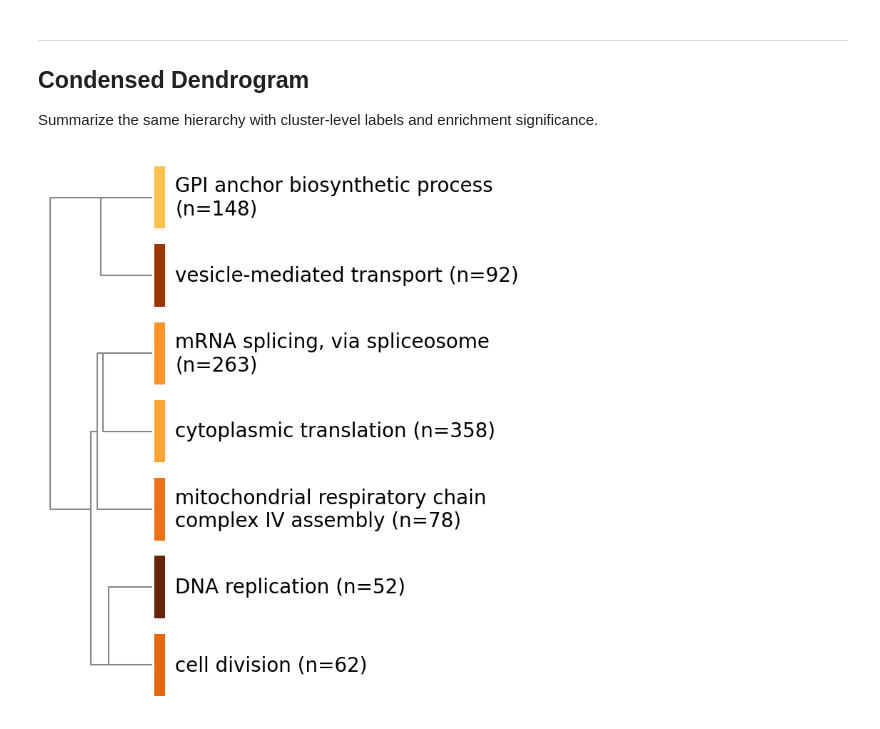
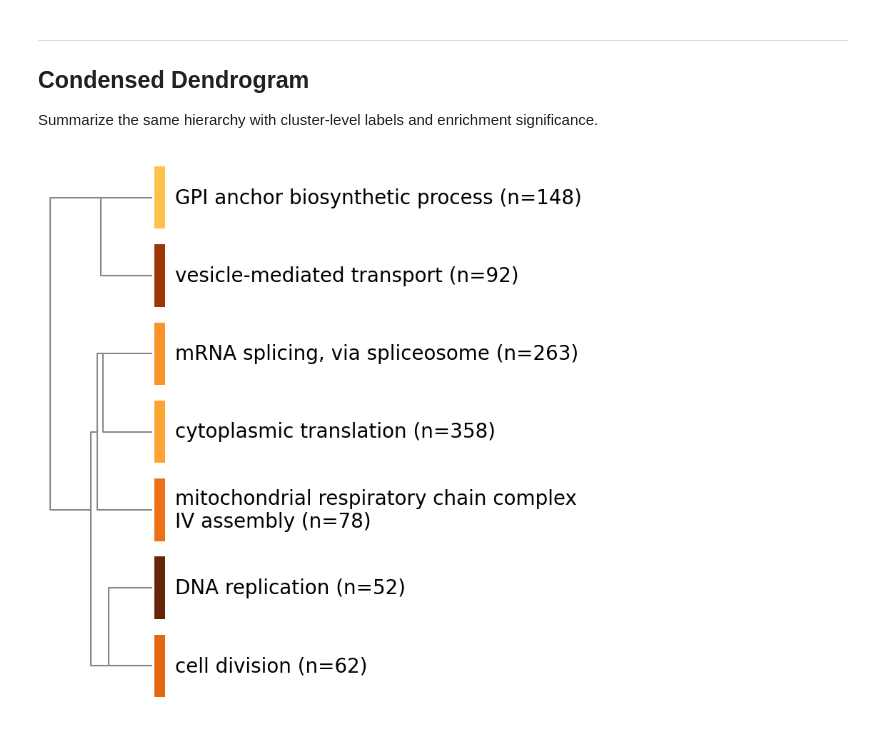
Before and after one commit to himalayas-base/himalayas-docs, a Jupyter notebook: notebooks/quickstart.ipynb, the cells around one changed output. Drawn from its saved outputs; the diff is of its cells as text; code cells hidden in the pictures.

```diff
--- a/notebooks/quickstart.ipynb
+++ b/notebooks/quickstart.ipynb
@@ -115,8 +115,17 @@ LINKAGE_METRIC = "euclidean"
 LINKAGE_THRESHOLD = 16
 OPTIMAL_ORDERING = True
 
+ANNOT_MIN_TERM_SIZE = 2
+ANNOT_MAX_TERM_SIZE = None
+FDR_SCOPE = "global"
+
 matrix = Matrix(DF)
-annotations = Annotations(go_bp, matrix)
+annotations = Annotations(
+    go_bp,
+    matrix,
+    min_term_size=ANNOT_MIN_TERM_SIZE,
+    max_term_size=ANNOT_MAX_TERM_SIZE,
+)
 
 analysis = (
     Analysis(matrix, annotations)
@@ -128,7 +137,7 @@ analysis = (
         min_cluster_size=30,
     )
     .enrich(min_overlap=2)
-    .finalize(col_cluster=True)
+    .finalize(col_cluster=True, fdr_scope=FDR_SCOPE)
 )
 
 results = analysis.results
@@ -285,29 +294,29 @@ Summarize the same hierarchy with cluster-level labels and enrichment significan
 # %%
 from himalayas.plot import plot_dendrogram_condensed
 
 condensed = plot_dendrogram_condensed(
     results_sig,
     rank_by="p",
     label_mode="top_term",
     figsize=(2.5, 8.5),
     sigbar_cmap="YlOrBr",
     sigbar_min_logp=0.0,
     sigbar_max_logp=30.0,
     font=FONT,
     fontsize=20,
     max_words=24,
     wrap_text=True,
-    wrap_width=34,
+    wrap_width=40,
     overflow="ellipsis",
     omit_words=(),
     label_fields=("label", "n"),
     label_color=LABEL_COLOR,
     label_left_pad=0.06,
     dendrogram_color="#888888",
     dendrogram_lw=1.5,
     background_color=BACKGROUND_COLOR,
 )
 
 condensed.show()
 # %% [output]
-[figure, old version]
+[figure, new version]
```
Also changed, not shown: parts of 1 cell of this notebook, 1 other file.
